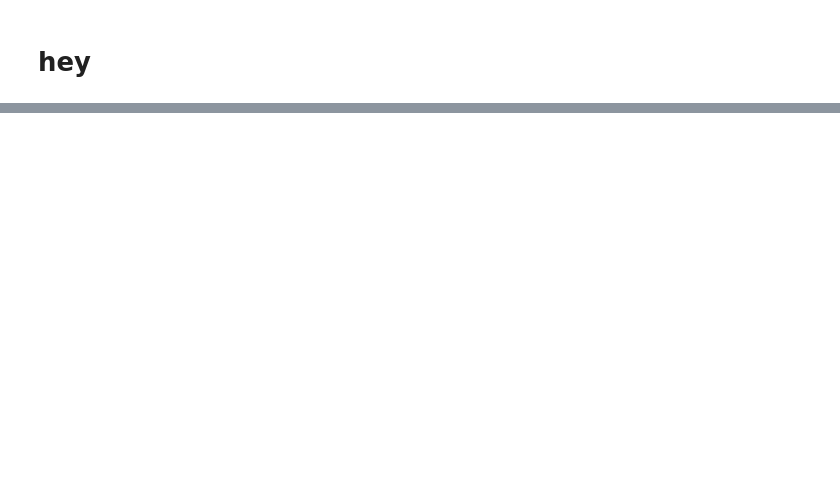
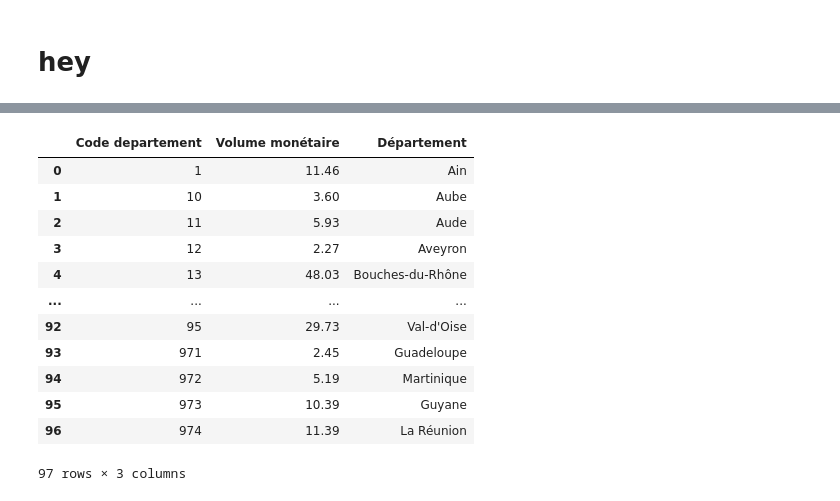
Before and after one commit to GuillaumeDorschner/Real-Estate-Analysis-France, a Jupyter notebook: data analyse/analyse.ipynb, the cells around one changed output, grey strips where cells are left out. Saved outputs shown, nothing was run; the diff lists cells and outputs as text; code cells hidden in the pictures; blank space fills up the shorter version.

Commit message:
Graphes volume de vente argent généré

```diff
--- a/data analyse/analyse.ipynb
+++ b/data analyse/analyse.ipynb
@@ -38,15 +38,15 @@ warnings.filterwarnings('ignore')
 # import us
 
 DEPARTMENTS = {
-    '01': 'Ain',
-    '02': 'Aisne',
-    '03': 'Allier',
-    '04': 'Alpes-de-Haute-Provence',
-    '05': 'Hautes-Alpes',
-    '06': 'Alpes-Maritimes',
-    '07': 'Ardèche',
-    '08': 'Ardennes',
-    '09': 'Ariège',
+    '1': 'Ain',
+    '2': 'Aisne',
+    '3': 'Allier',
+    '4': 'Alpes-de-Haute-Provence',
+    '5': 'Hautes-Alpes',
+    '6': 'Alpes-Maritimes',
+    '7': 'Ardèche',
+    '8': 'Ardennes',
+    '9': 'Ariège',
     '10': 'Aube',
     '11': 'Aude',
     '12': 'Aveyron',
@@ -150,7 +168,7 @@ NameError: name 'data' is not defined
 dict_nb_ventes = pd.DataFrame(data["Code departement"].value_counts().head(10)).reset_index()
 dict_nb_ventes.columns = ["Code departement","Nombre de ventes"]
 for i in dict_nb_ventes["Code departement"]:
-    dict_nb_ventes.loc[dict_nb_ventes["Code departement"]== i,"Code departement"] = DEPARTMENTS.get(str(i))
+    dict_nb_ventes.loc[dict_nb_ventes["Code departement"]== i,"Département"] = DEPARTMENTS.get(str(i))
 
 dict_nb_ventes
 
@@ -161,7 +179,7 @@ temp = dict_nb_ventes
 temp = temp.sort_values('Code departement', ascending=False)
 
 fig = px.bar(temp.sort_values('Nombre de ventes', ascending=False).head(10).sort_values('Nombre de ventes', ascending=True),
-             x="Nombre de ventes", y="Code departement", text='Nombre de ventes', orientation='h',
+             x="Nombre de ventes", y="Département", text='Nombre de ventes', orientation='h',
              width=700, height=600, range_x = [0, 150000], title='Nombre de ventes par département')
 fig.update_traces(marker_color=act, opacity=0.6, textposition='outside')
 fig.show()
@@ -170 +188,23 @@ NameError: name 'data' is not defined
+# %%
+dict_vol_ventes = data.groupby(["Code departement"])["Valeur fonciere"].sum().reset_index()
+dict_vol_ventes.columns = ["Code departement","Volume monétaire"]
+dict_vol_ventes["Volume monétaire"] = round(dict_vol_ventes["Volume monétaire"]/1000000000,2)
+for i in dict_vol_ventes["Code departement"]:
+    dict_vol_ventes.loc[dict_vol_ventes["Code departement"] == i,"Département"] = DEPARTMENTS.get(str(i))
+
+dict_vol_ventes
+# %% [output]
+|  | Code departement | Volume monétaire | Département |
+| 0 | 1 | 11.46 | Ain |
+| 1 | 10 | 3.60 | Aube |
+| 2 | 11 | 5.93 | Aude |
+| 3 | 12 | 2.27 | Aveyron |
+| 4 | 13 | 48.03 | Bouches-du-Rhône |
+| ... | ... | ... | ... |
+| 92 | 95 | 29.73 | Val-d'Oise |
+| 93 | 971 | 2.45 | Guadeloupe |
+| 94 | 972 | 5.19 | Martinique |
+| 95 | 973 | 10.39 | Guyane |
+| 96 | 974 | 11.39 | La Réunion |
+97 rows × 3 columns
 # %%
```
Also changed, not shown: parts of 5 cells of this notebook.
